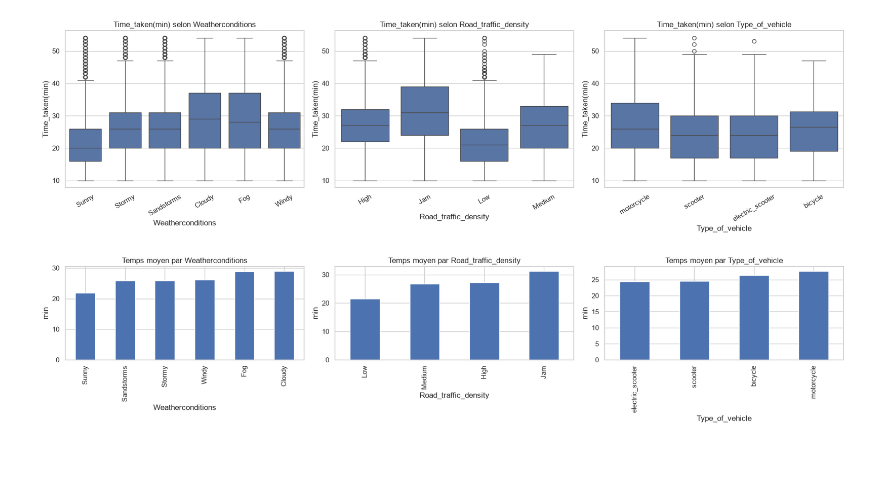
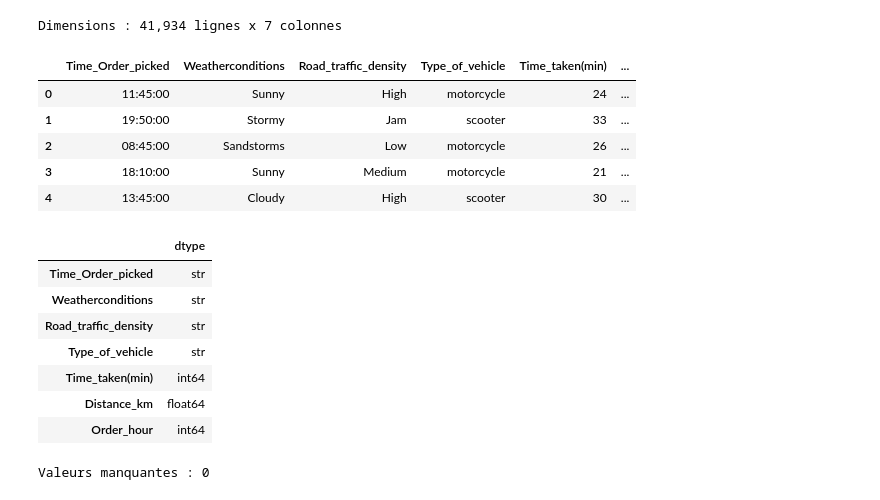
Before and after one commit to abderrazakerrifaouy/DeliveryETA-, a Jupyter notebook: notebooks/02_eda.ipynb, the cells around one changed output. Drawn from its saved outputs; the diff is of its cells as text; code cells hidden in the pictures; blank space fills up the shorter version.

```diff
--- a/notebooks/02_eda.ipynb
+++ b/notebooks/02_eda.ipynb
@@ -76,19 +1,33 @@ plt.show()
-# %%
-fig, axes = plt.subplots(1, 3, figsize=(18, 5))
-for ax, c in zip(axes, cat_cols):
-    sns.boxplot(data=df, x=c, y="Time_taken(min)", ax=ax)
-    ax.set_title(f"Time_taken(min) selon {c}")
-    ax.tick_params(axis="x", rotation=30)
-plt.tight_layout()
-plt.show()
-
-fig, axes = plt.subplots(1, 3, figsize=(18, 4))
-for ax, c in zip(axes, cat_cols):
-    df.groupby(c)["Time_taken(min)"].mean().sort_values().plot(kind="bar", ax=ax)
-    ax.set_title(f"Temps moyen par {c}")
-    ax.set_ylabel("min")
-plt.tight_layout()
-plt.show()
-# %% [output]
-[figure, removed]
-[figure, removed]
+# %%
+from pathlib import Path
+
+import matplotlib.pyplot as plt
+import pandas as pd
+import seaborn as sns
+
+sns.set_theme(style="whitegrid", palette="deep")
+
+DATA_PATH = Path("../data/dataset_delivery_time_clean.csv")
+df = pd.read_csv(DATA_PATH)
+
+print(f"Dimensions : {df.shape[0]:,} lignes x {df.shape[1]} colonnes")
+display(df.head())
+display(df.dtypes.rename("dtype").to_frame())
+print(f"Valeurs manquantes : {df.isna().sum().sum()}")
+# %% [output]
+Dimensions : 41,934 lignes x 7 colonnes
+|  | Time_Order_picked | Weatherconditions | Road_traffic_density | Type_of_vehicle | Time_taken(min) | ... |
+| 0 | 11:45:00 | Sunny | High | motorcycle | 24 | ... |
+| 1 | 19:50:00 | Stormy | Jam | scooter | 33 | ... |
+| 2 | 08:45:00 | Sandstorms | Low | motorcycle | 26 | ... |
+| 3 | 18:10:00 | Sunny | Medium | motorcycle | 21 | ... |
+| 4 | 13:45:00 | Cloudy | High | scooter | 30 | ... |
+|  | dtype |
+| Time_Order_picked | str |
+| Weatherconditions | str |
+| Road_traffic_density | str |
+| Type_of_vehicle | str |
+| Time_taken(min) | int64 |
+| Distance_km | float64 |
+| Order_hour | int64 |
+Valeurs manquantes : 0
```
Also changed, not shown: parts of 14 cells of this notebook, 1 other file.
